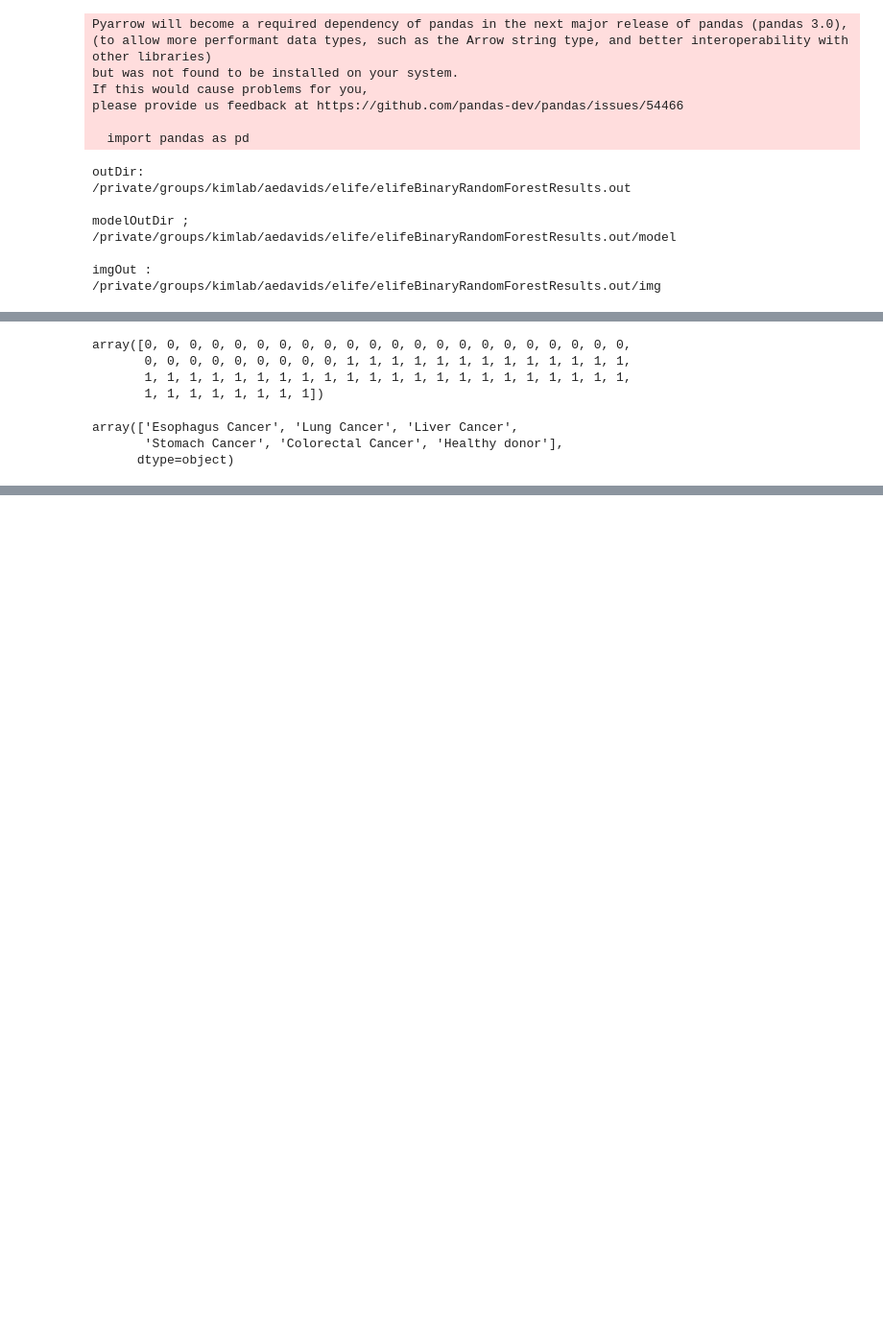
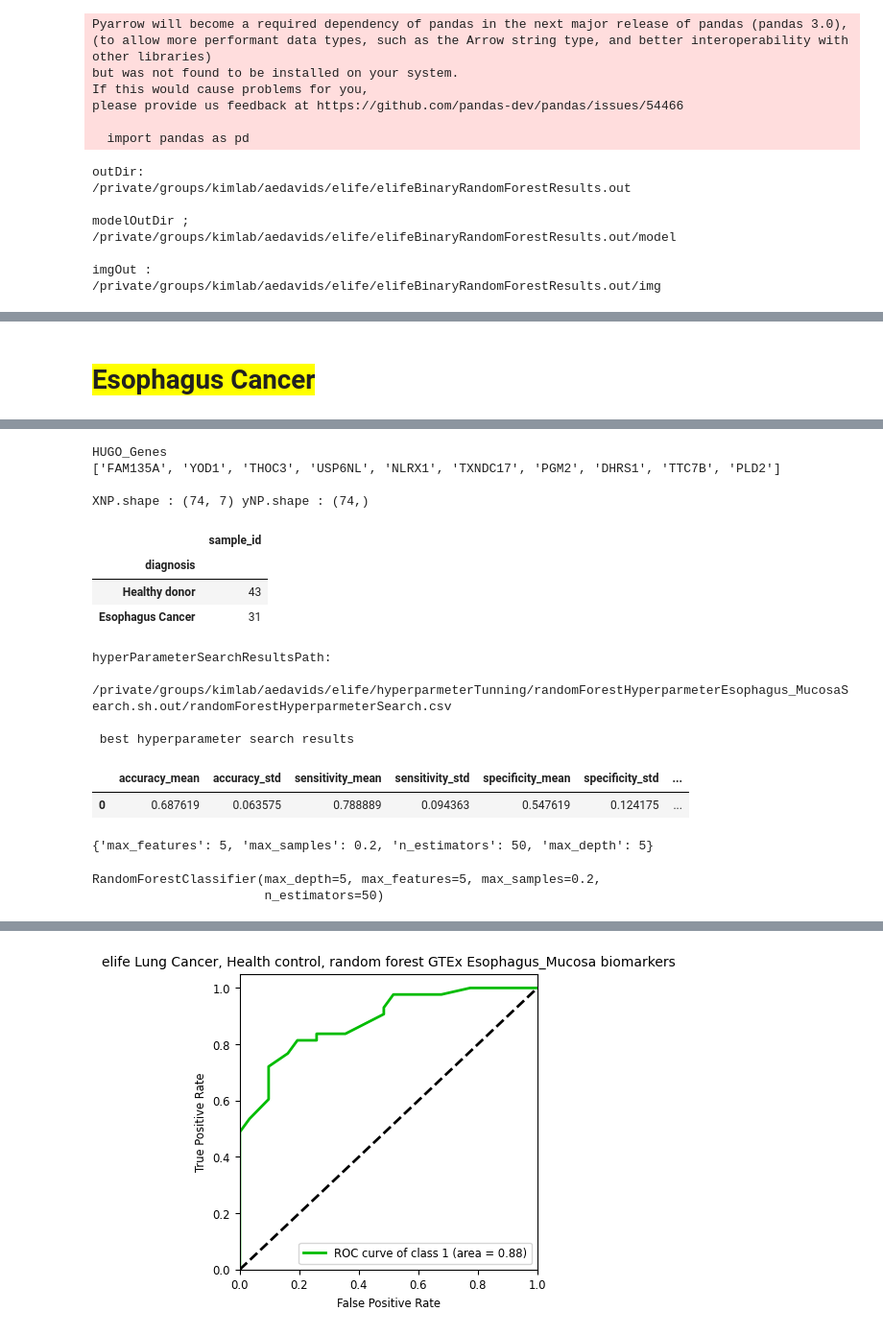
Before and after one commit to aedavids/extraCellularRNA, a Jupyter notebook: intraExtraRNA_POC/jupyterNotebooks/elife/elifeBinaryRandomForestResults.ipynb, the cells around one changed output, grey strips where cells are left out. Shown at 96% size. Drawn from its saved outputs; the diff is of its cells as text; code cells hidden in the pictures; blank space fills up the shorter version.

Commit message:
update, added all 5 elife cancer types. todo. save plots, and plot importance

```diff
--- a/intraExtraRNA_POC/jupyterNotebooks/elife/elifeBinaryRandomForestResults.ipynb
+++ b/intraExtraRNA_POC/jupyterNotebooks/elife/elifeBinaryRandomForestResults.ipynb
@@ -46,6 +88,9 @@ modelOutDir = os.path.join(outDir, "model")
 os.makedirs(modelOutDir, exist_ok=True)
 print(f'\nmodelOutDir ;\n{modelOutDir}')
 
+# results of hyperparmeter search
+hyperparameterOut = "/private/groups/kimlab/aedavids/elife/hyperparmeterTunning"
+
 imgOut = f'{outDir}/img'
 os.makedirs(imgOut, exist_ok=True)
 print(f'\nimgOut :\n{imgOut}')
@@ -294,14 +313,37 @@ Wall time: 25.8 s
-# %%
-yNP
-# %% [output]
-array([0, 0, 0, 0, 0, 0, 0, 0, 0, 0, 0, 0, 0, 0, 0, 0, 0, 0, 0, 0, 0, 0,
-       0, 0, 0, 0, 0, 0, 0, 0, 0, 1, 1, 1, 1, 1, 1, 1, 1, 1, 1, 1, 1, 1,
-       1, 1, 1, 1, 1, 1, 1, 1, 1, 1, 1, 1, 1, 1, 1, 1, 1, 1, 1, 1, 1, 1,
-       1, 1, 1, 1, 1, 1, 1, 1])
-# %%
-metaDF = dataDict['metaDF']
-metaDF['diagnosis'].unique()
-# %% [output]
-array(['Esophagus Cancer', 'Lung Cancer', 'Liver Cancer',
-       'Stomach Cancer', 'Colorectal Cancer', 'Healthy donor'],
-      dtype=object)
+# %%
+def runAll(
+        features : list[str] ,
+        selectElifeCategories : list[str],
+        setName : str,
+        ):
+    '''
+    TODO
+
+    arguments:
+
+        setName :
+            randomForestHyperparmeter{setName}Search.sh.out
+            example: 'Esophagus_Mucosa'
+    '''
+
+    d = hyperparameterOut + f"/randomForestHyperparmeter{setName}Search.sh.out"
+    hyperParameterSearchResultsPath = f"{d}/randomForestHyperparmeterSearch.csv"
+
+    dataDict = driver(hyperParameterSearchResultsPath, features, selectElifeCategories)
+
+    XNP = dataDict['XNP']
+    yNP = dataDict['yNP']
+    randomForestModel = dataDict['model']
+    title = f"elife Lung Cancer, Health control, random forest GTEx {setName} biomarkers"
+    fig, panel, aucDict = plotROCWrapper(XNP, yNP, randomForestModel, title)
+# %% [markdown]
+# <span style="background-color:yellow">Esophagus Cancer</span>
+# %%
+%%time
+# mean AUC 0.6682
+runAll(
+        features=["Esophagus_Mucosa"],
+        selectElifeCategories=["Healthy donor", "Esophagus Cancer"],
+        setName='Esophagus_Mucosa'
+    )
+# %% [output]
@@ -307,0 +353,17 @@ array(['Esophagus Cancer', 'Lung Cancer', 'Liver Cancer',
+HUGO_Genes
+['FAM135A', 'YOD1', 'THOC3', 'USP6NL', 'NLRX1', 'TXNDC17', 'PGM2', 'DHRS1', 'TTC7B', 'PLD2']
+
+XNP.shape : (74, 7) yNP.shape : (74,)
+|  | sample_id |
+| diagnosis |  |
+| Healthy donor | 43 |
+| Esophagus Cancer | 31 |
+hyperParameterSearchResultsPath:
+ /private/groups/kimlab/aedavids/elife/hyperparmeterTunning/randomForestHyperparmeterEsophagus_MucosaSearch.sh.out/randomForestHyperparmeterSearch.csv
+
+ best hyperparameter search results
+|  | accuracy_mean | accuracy_std | sensitivity_mean | sensitivity_std | specificity_mean | specificity_std | ... |
+| 0 | 0.687619 | 0.063575 | 0.788889 | 0.094363 | 0.547619 | 0.124175 | ... |
+{'max_features': 5, 'max_samples': 0.2, 'n_estimators': 50, 'max_depth': 5}
+RandomForestClassifier(max_depth=5, max_features=5, max_samples=0.2,
+                       n_estimators=50)
@@ -307,0 +374 @@ array(['Esophagus Cancer', 'Lung Cancer', 'Liver Cancer',
+[figure, added]
```
Also changed, not shown: parts of 13 cells of this notebook.
